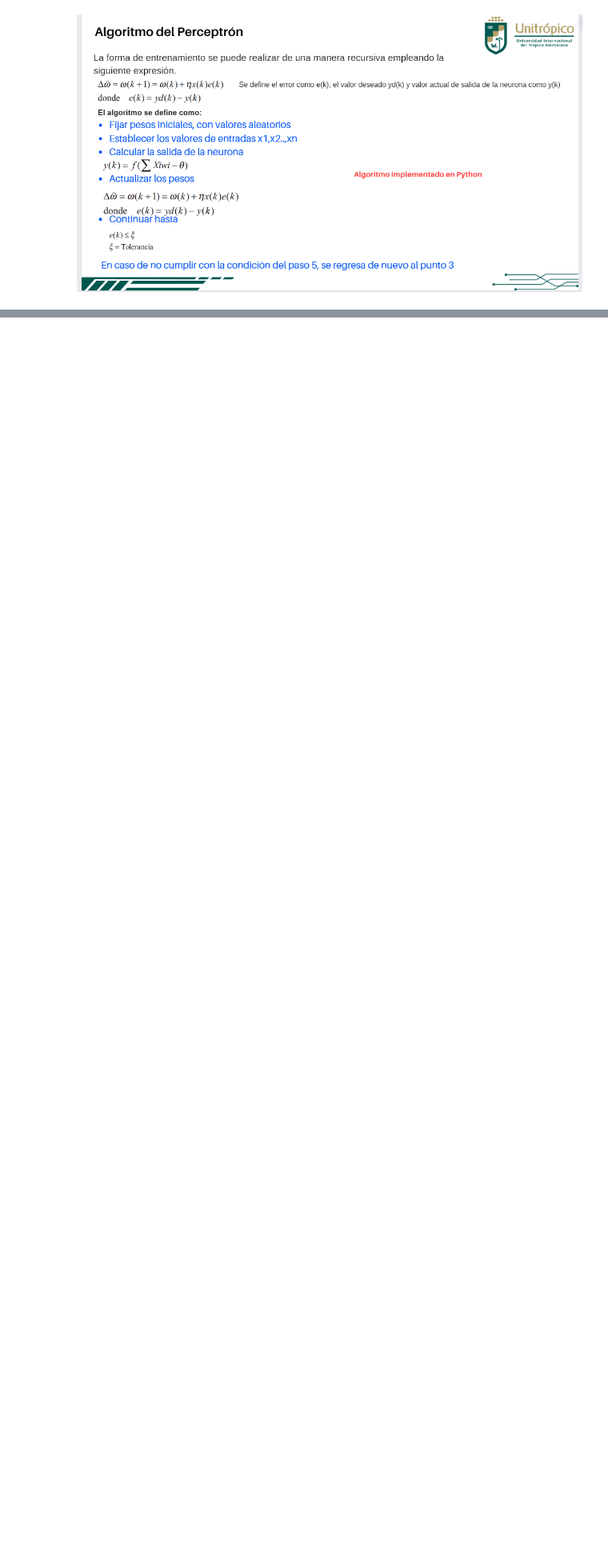
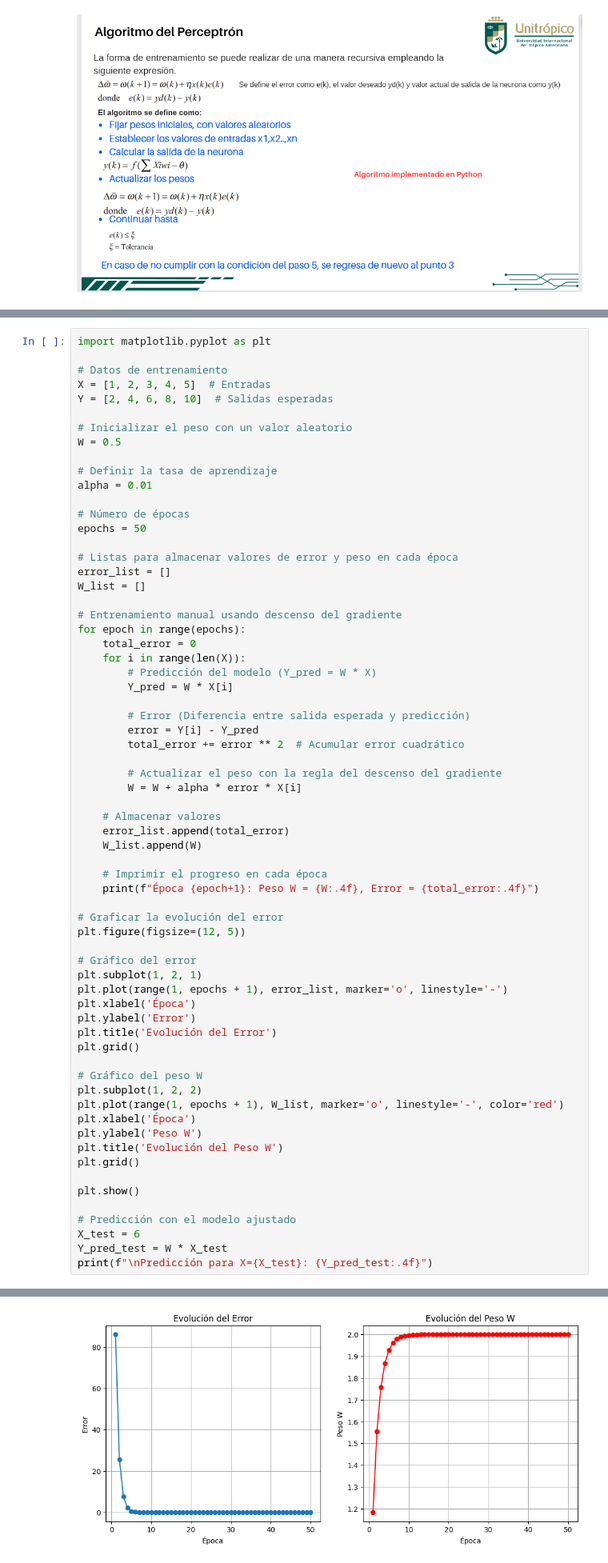
Before and after one commit to jorgenriquez/Redes-Neuronales-con-Python, a Jupyter notebook: Perceptron_Clase_03_Redes_Neuronales_.ipynb, the cells around one changed output, grey strips where cells are left out. Shown at 80% size. Drawn from its saved outputs; the diff is of its cells as text; blank space fills up the shorter version.

```diff
--- a/Perceptron_Clase_03_Redes_Neuronales_.ipynb
+++ b/Perceptron_Clase_03_Redes_Neuronales_.ipynb
@@ -54,0 +57,67 @@ Ejemplos de código y proyectos prácticos.
+# %%
+import matplotlib.pyplot as plt
+
+# Datos de entrenamiento
+X = [1, 2, 3, 4, 5]  # Entradas
+Y = [2, 4, 6, 8, 10]  # Salidas esperadas
+
+# Inicializar el peso con un valor aleatorio
+W = 0.5
+
+# Definir la tasa de aprendizaje
+alpha = 0.01
+
+# Número de épocas
+epochs = 50
+
+# Listas para almacenar valores de error y peso en cada época
+error_list = []
+W_list = []
+
+# Entrenamiento manual usando descenso del gradiente
+for epoch in range(epochs):
+    total_error = 0
+    for i in range(len(X)):
+        # Predicción del modelo (Y_pred = W * X)
+        Y_pred = W * X[i]
+
+        # Error (Diferencia entre salida esperada y predicción)
+        error = Y[i] - Y_pred
+        total_error += error ** 2  # Acumular error cuadrático
+
+        # Actualizar el peso con la regla del descenso del gradiente
+        W = W + alpha * error * X[i]
+
+    # Almacenar valores
+    error_list.append(total_error)
+    W_list.append(W)
+
+    # Imprimir el progreso en cada época
+    print(f"Época {epoch+1}: Peso W = {W:.4f}, Error = {total_error:.4f}")
+
+# Graficar la evolución del error
+plt.figure(figsize=(12, 5))
+
+# Gráfico del error
+plt.subplot(1, 2, 1)
+plt.plot(range(1, epochs + 1), error_list, marker='o', linestyle='-')
+plt.xlabel('Época')
+plt.ylabel('Error')
+plt.title('Evolución del Error')
+plt.grid()
+
+# Gráfico del peso W
+plt.subplot(1, 2, 2)
+plt.plot(range(1, epochs + 1), W_list, marker='o', linestyle='-', color='red')
+plt.xlabel('Época')
+plt.ylabel('Peso W')
+plt.title('Evolución del Peso W')
+plt.grid()
+
+plt.show()
+
+# Predicción con el modelo ajustado
+X_test = 6
+Y_pred_test = W * X_test
+print(f"\nPredicción para X={X_test}: {Y_pred_test:.4f}")
+# %% [output]
@@ -54,0 +141 @@ Ejemplos de código y proyectos prácticos.
+[figure, added]
```
Also changed, not shown: parts of 2 cells of this notebook.
